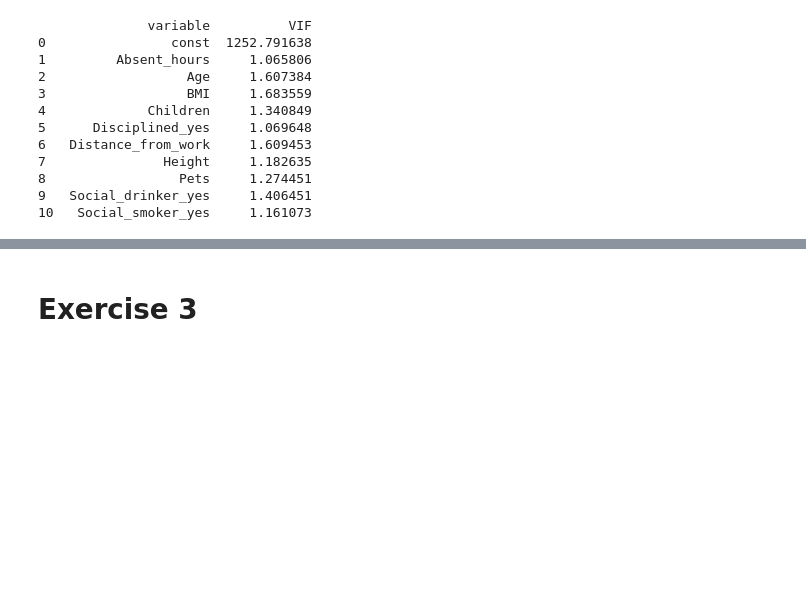
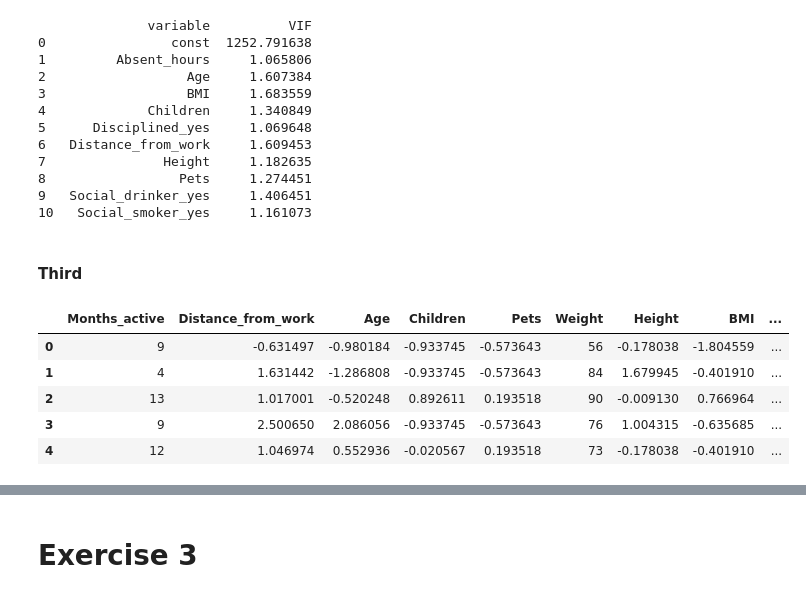
Before and after one commit to Markheuvelink/Data-Driven-Decision-Making-in-Business, a Jupyter notebook: 07 Introduction to modelling/Project/Project.ipynb, the cells around one changed output, grey strips where cells are left out. Saved outputs shown, nothing was run; the diff lists cells and outputs as text; code cells hidden in the pictures; blank space fills up the shorter version.

Commit message:
Project tijmen 2

```diff
--- a/07 Introduction to modelling/Project/Project.ipynb
+++ b/07 Introduction to modelling/Project/Project.ipynb
@@ -5,7 +5,10 @@
 import pandas as pd
 
 # We will read the data from the csv file
-project_data = pd.read_csv('1638701turnover.csv')
+project_data_raw = pd.read_csv('1638701turnover.csv')
+
+# Remove rows with any missing values
+project_data = project_data_raw.dropna()
 
 # Imports for exercise 1
 import matplotlib.pyplot as plt
@@ -16,7 +19,24 @@ import statsmodels.formula.api as sm
 from statsmodels.stats.outliers_influence import variance_inflation_factor as vif #import the VIF function
 from statsmodels.tools.tools import add_constant #import the add_constant function
 from stargazer.stargazer import Stargazer
+from stargazer.stargazer import Stargazer, LineLocation
 from IPython.core.display import HTML
+from sklearn.preprocessing import StandardScaler
+
+# Imports for exercise 4
+import numpy as np
+from numpy import mean
+from numpy import absolute
+from sklearn.model_selection import RepeatedKFold
+from sklearn.linear_model import LinearRegression
+from sklearn.model_selection import cross_val_score
+from sklearn.preprocessing import MinMaxScaler
+from sklearn.linear_model import Ridge
+from sklearn.linear_model import Ridge
+from sklearn.model_selection import GridSearchCV
+from sklearn.model_selection import RandomizedSearchCV
+import tensorflow as tf
+from scikeras.wrappers import KerasRegressor
 # %% [markdown]
 # Exercise 1
 # %%
@@ -133,3 +146,21 @@ print(VIF_data) # Print the VIF
 8                 Pets     1.274451
 9   Social_drinker_yes     1.406451
 10   Social_smoker_yes     1.161073
+# %% [markdown]
+#### **Third**
+# %%
+# Dummies to standardize
+project_data_standardized = project_data_dummies.copy()
+
+# standardize the data
+project_data_standardized[independent_vars] = StandardScaler().fit_transform(project_data_standardized[independent_vars])
+
+# Show the standardized data
+project_data_standardized.head()
+# %% [output]
+|  | Months_active | Distance_from_work | Age | Children | Pets | Weight | Height | BMI | ... |
+| 0 | 9 | -0.631497 | -0.980184 | -0.933745 | -0.573643 | 56 | -0.178038 | -1.804559 | ... |
+| 1 | 4 | 1.631442 | -1.286808 | -0.933745 | -0.573643 | 84 | 1.679945 | -0.401910 | ... |
+| 2 | 13 | 1.017001 | -0.520248 | 0.892611 | 0.193518 | 90 | -0.009130 | 0.766964 | ... |
+| 3 | 9 | 2.500650 | 2.086056 | -0.933745 | -0.573643 | 76 | 1.004315 | -0.635685 | ... |
+| 4 | 12 | 1.046974 | 0.552936 | -0.020567 | 0.193518 | 73 | -0.178038 | -0.401910 | ... |
```
Also changed, not shown: parts of 13 cells of this notebook, 4 other files.
